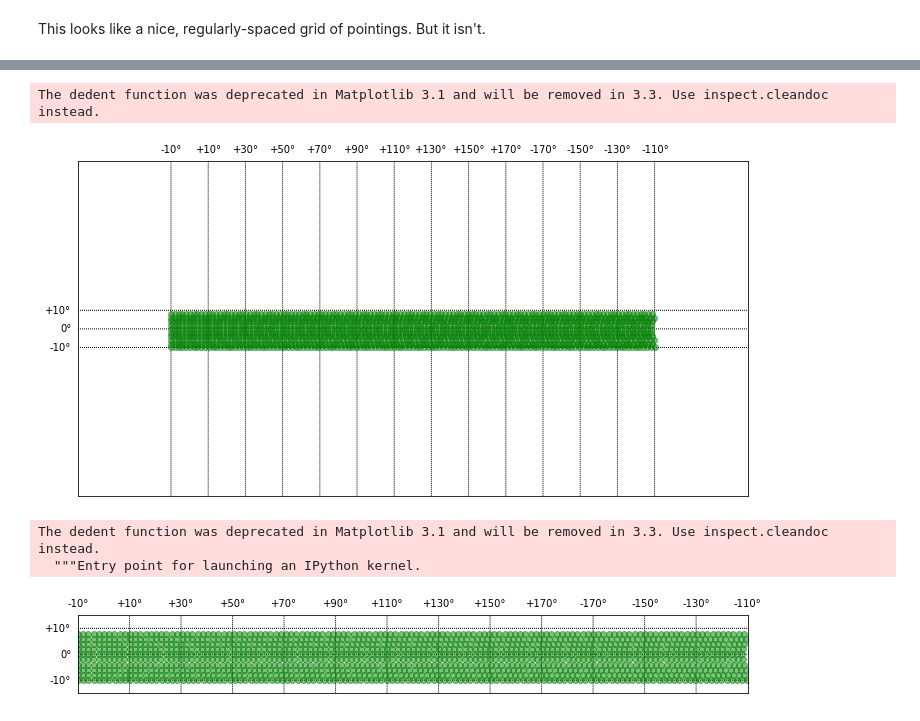
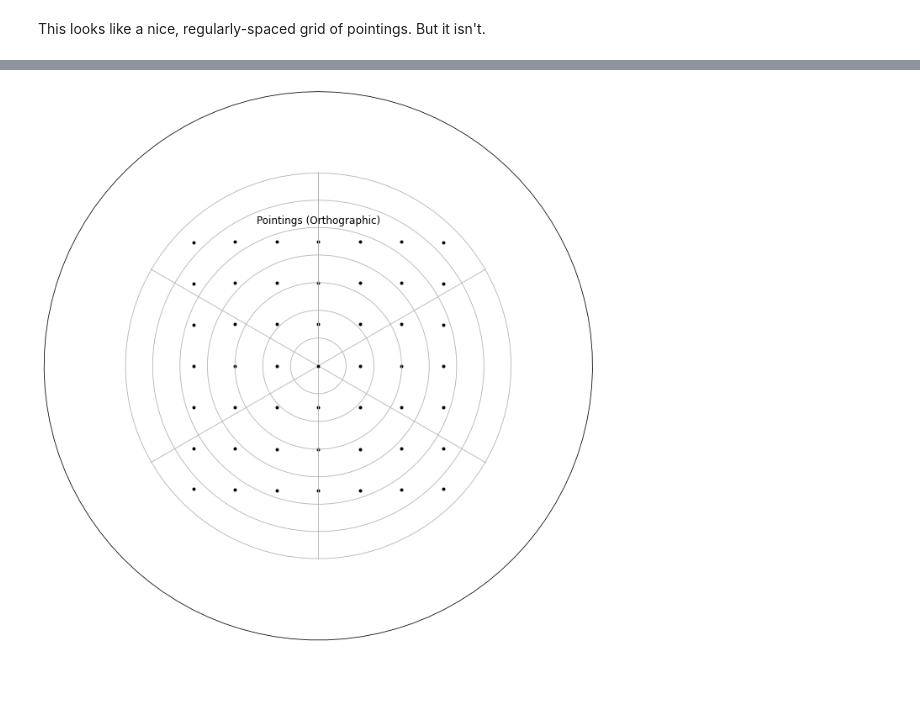
Before and after one commit to AaronParsons/ugradio, a Jupyter notebook: jupyter_tutorials/lab4/pointings.ipynb, the cells around one changed output, grey strips where cells are left out. Cells and saved outputs as stored; diff of their text form; code cells hidden in the pictures; blank space fills up the shorter version.

```diff
--- a/jupyter_tutorials/lab4/pointings.ipynb
+++ b/jupyter_tutorials/lab4/pointings.ipynb
@@ -51,13 +64,0 @@ We've spent 360 pointings covering about $\pi (6^\circ)^2\approx110$ square degr
-# %%
-# The Galactic Plane
-
-lmin = -10; lmax = 250
-bmin = -2; bmax = 2
-
-coordinates = []
-b = np.arange(-10,10,step=2)
-for bi in b:
-    l = lmin
-    while l<lmax:
-        coordinates.append((l,bi))
-        l += 2/np.cos(np.radians(bi))
@@ -111,21 +65,40 @@ The dedent function was deprecated in Matplotlib 3.1 and will be removed in 3.3.
-# %%
-# Equidistant Cylindrical Projection
-m = Basemap(projection='cyl',lat_0 = 0, lon_0 = 120,llcrnrlat=-10,urcrnrlat=10)
-m.drawparallels(np.arange(-10,11,10), labels=[1,0,0,0], labelstyle='+/-')
-m.drawmeridians(np.arange(-10,251,20), labels=[0,0,1,0], labelstyle='+/-')
-for x,y in coordinates:
-    m.plot(x,y,'og',alpha=0.5)
-# %% [output]
-The dedent function was deprecated in Matplotlib 3.1 and will be removed in 3.3. Use inspect.cleandoc instead.
-[figure, removed]
-# %%
-m = Basemap(projection='merc',llcrnrlat=-15,urcrnrlat=15,llcrnrlon=-10,urcrnrlon=250,lat_ts=0,resolution='c')
-m.drawparallels(np.arange(-10,11,10), labels=[1,0,0,0], labelstyle='+/-')
-m.drawmeridians(np.arange(-10,251,20), labels=[0,0,1,0], labelstyle='+/-')
-for l,b in coordinates:
-    x,y = m(l,b)
-    m.plot(x,y,'og',alpha=0.5)
-# %% [output]
-The dedent function was deprecated in Matplotlib 3.1 and will be removed in 3.3. Use inspect.cleandoc instead.
-  """Entry point for launching an IPython kernel.
-[figure, removed]
+# %%
+# define a center point along the x axis (orthogonal to the z pole)
+theta0, phi0 = 90, 0 # deg
+
+# build some uniform spacings around this center
+ang_sep = 3 # deg
+thetas = np.deg2rad(theta0 + ang_sep * np.arange(-3, 4))
+phis = np.deg2rad(ang_sep * np.arange(-3, 4))
+
+# convert angles to 3-vectors for easier rotation
+x = np.outer(np.sin(thetas), np.cos(phis)).flatten()
+y = np.outer(np.sin(thetas), np.sin(phis)).flatten()
+z = np.outer(np.cos(thetas), np.ones_like(phis)).flatten()
+
+# rotate the x coordinate up to the z axis
+m = np.array([[ 0, 1, 0],
+              [ 0, 0,-1],
+              [ 1, 0, 0]])
+x, y, z = np.dot(m, np.array([x, y, z]))
+
+# turn 3-vectors back into angles
+thetas = np.arctan2(np.sqrt(x**2 + y**2), z)
+phis = np.arctan2(y, x)
+lat = 90 - np.rad2deg(thetas)
+lon = np.rad2deg(phis)
+
+pointings = np.array([(L, b) for L, b in zip(lon, lat)])
+
+plt.figure(figsize=(6,6))
+
+proj = ccrs.Orthographic(central_latitude=90)
+geo = ccrs.Geodetic()
+prj_pnts = proj.transform_points(geo, pointings[:,0], pointings[:,1])
+ax = plt.axes(projection=proj)
+ax.plot(prj_pnts[:,0], prj_pnts[:,1], 'k.')
+add_circle_boundary(ax)
+ax.gridlines()
+_ = plt.title('Pointings (Orthographic)')
+# %% [output]
+[figure, added]
```
Also changed, not shown: parts of 10 cells of this notebook.
